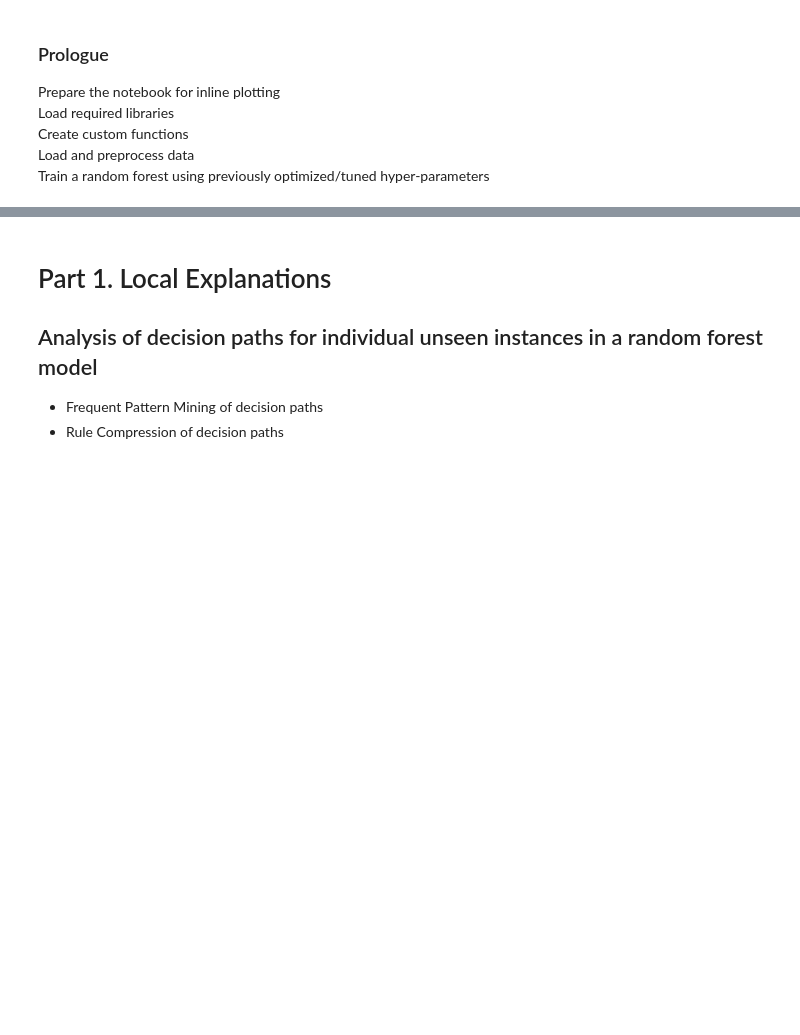
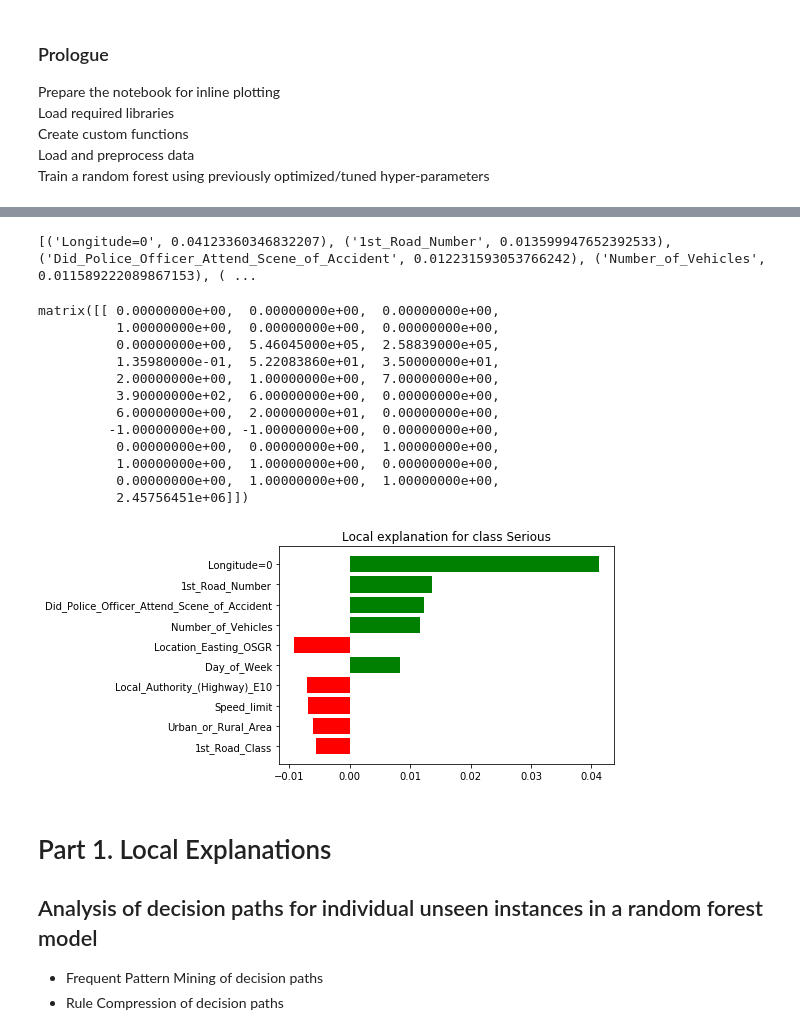
Before and after one commit to julianhatwell/interpret_basics2, a Jupyter notebook: whiteboxing experiments.ipynb, the cells around one changed output, grey strips where cells are left out. Drawn from its saved outputs; the diff is of its cells as text; code cells hidden in the pictures; blank space fills up the shorter version.

```diff
--- a/whiteboxing experiments.ipynb
+++ b/whiteboxing experiments.ipynb
@@ -116,3 +244,28 @@ Support: [286, 81]
+# %%
+# exp = explainer.explain_instance(np.array(encoder.transform(batch[instance:instance+1]).todense())[0]
+exp = explainer.explain_instance(np.array(instance)[0]
+                                 , rf.predict_proba
+                                 , top_labels=4)
+
+fig = exp.as_pyplot_figure(label=rf.predict(instance)[0])
+
+print(sorted(exp.as_list(label=rf.predict(instance)[0]), key=lambda x: x[1], reverse=True))
+instance
+# %% [output]
+[('Longitude=0', 0.04123360346832207), ('1st_Road_Number', 0.013599947652392533), ('Did_Police_Officer_Attend_Scene_of_Accident', 0.012231593053766242), ('Number_of_Vehicles', 0.011589222089867153), ( ...
+matrix([[ 0.00000000e+00,  0.00000000e+00,  0.00000000e+00,
+          1.00000000e+00,  0.00000000e+00,  0.00000000e+00,
+          0.00000000e+00,  5.46045000e+05,  2.58839000e+05,
+          1.35980000e-01,  5.22083860e+01,  3.50000000e+01,
+          2.00000000e+00,  1.00000000e+00,  7.00000000e+00,
+          3.90000000e+02,  6.00000000e+00,  0.00000000e+00,
+          6.00000000e+00,  2.00000000e+01,  0.00000000e+00,
+         -1.00000000e+00, -1.00000000e+00,  0.00000000e+00,
+          0.00000000e+00,  0.00000000e+00,  1.00000000e+00,
+          1.00000000e+00,  1.00000000e+00,  0.00000000e+00,
+          0.00000000e+00,  1.00000000e+00,  1.00000000e+00,
+          2.45756451e+06]])
+[figure, added]
 # %%
 # fit the forest_walker
 f_walker = forest_walker(forest = rf,
```
Also changed, not shown: parts of 11 cells of this notebook, 7 other files.
